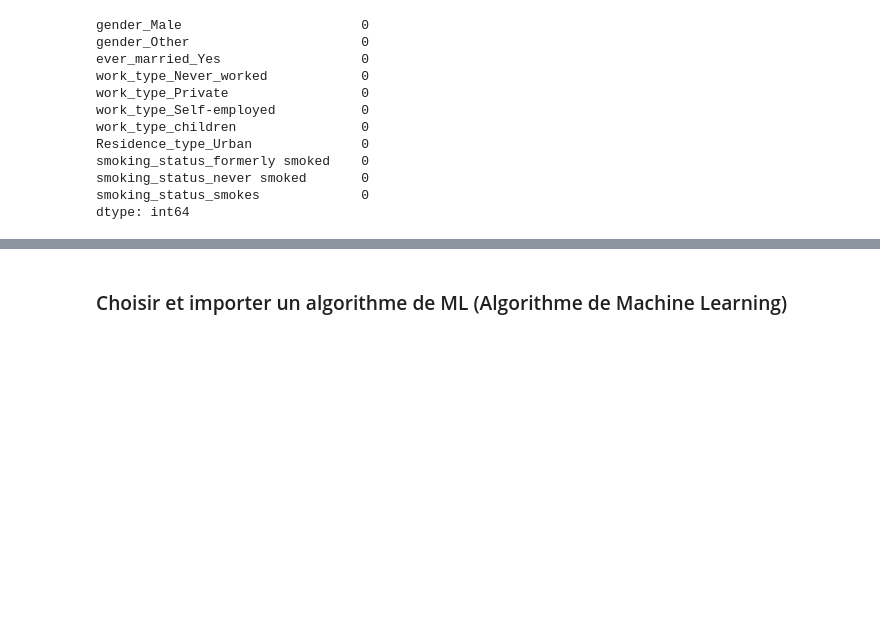
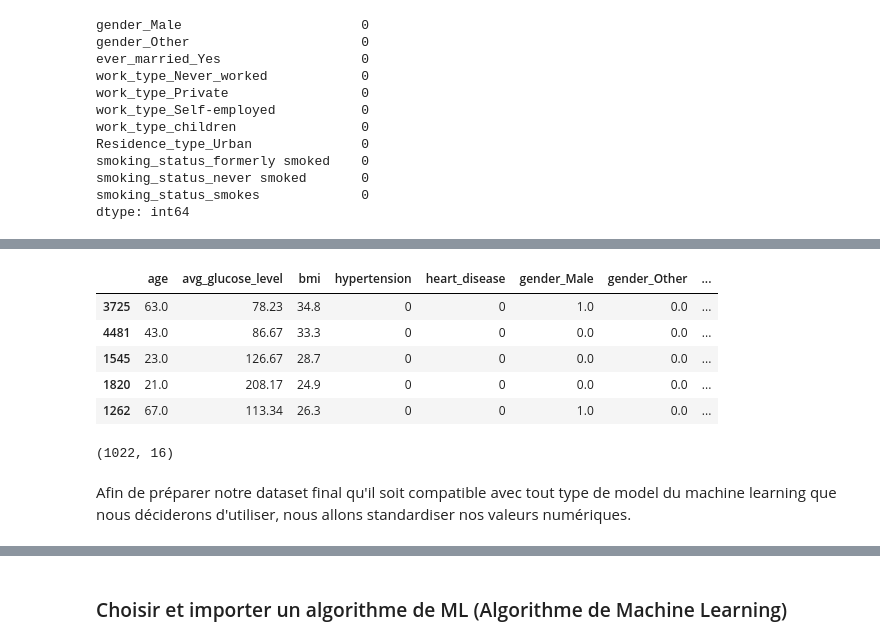
Before and after one commit to Audrey-Djomi/Pr-diction-du-risque-d-AVC-par-Machine-Learning, a Jupyter notebook: notebooks/02_data_preprocessing.ipynb, the cells around one changed output, grey strips where cells are left out. Saved outputs shown, nothing was run; the diff lists cells and outputs as text; code cells hidden in the pictures; blank space fills up the shorter version.

```diff
--- a/notebooks/02_data_preprocessing.ipynb
+++ b/notebooks/02_data_preprocessing.ipynb
@@ -301,0 +357,24 @@ dtype: int64
+# %%
+# Nous allons fusionner nos différentes tables du jeu de test par concaténation
+X_test_final = pd.concat(
+                [
+                    X_test_num,
+                    X_test_bin,
+                    X_test_encoded
+                ], axis=1
+                )
+X_test_final.head()
+# %% [output]
+|  | age | avg_glucose_level | bmi | hypertension | heart_disease | gender_Male | gender_Other | ... |
+| 3725 | 63.0 | 78.23 | 34.8 | 0 | 0 | 1.0 | 0.0 | ... |
+| 4481 | 43.0 | 86.67 | 33.3 | 0 | 0 | 0.0 | 0.0 | ... |
+| 1545 | 23.0 | 126.67 | 28.7 | 0 | 0 | 0.0 | 0.0 | ... |
+| 1820 | 21.0 | 208.17 | 24.9 | 0 | 0 | 0.0 | 0.0 | ... |
+| 1262 | 67.0 | 113.34 | 26.3 | 0 | 0 | 1.0 | 0.0 | ... |
+# %%
+# vérifions
+print(X_test_final.shape)
+# %% [output]
+(1022, 16)
+# %% [markdown]
+Afin de préparer notre dataset final qu'il soit compatible avec tout type de model du machine learning que nous déciderons d'utiliser, nous allons standardiser nos valeurs numériques.
```
Also changed, not shown: parts of 13 cells of this notebook, 1 other file.
